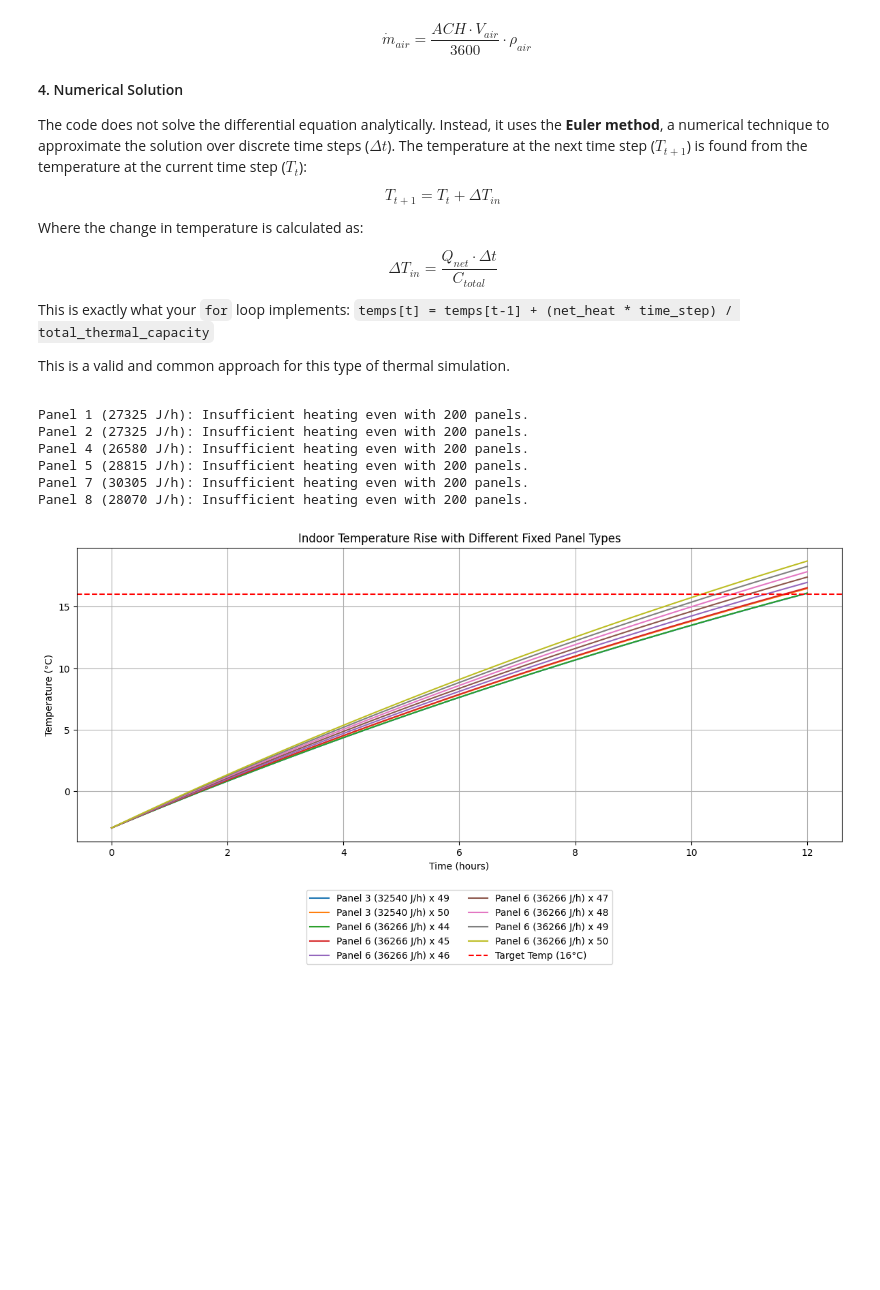
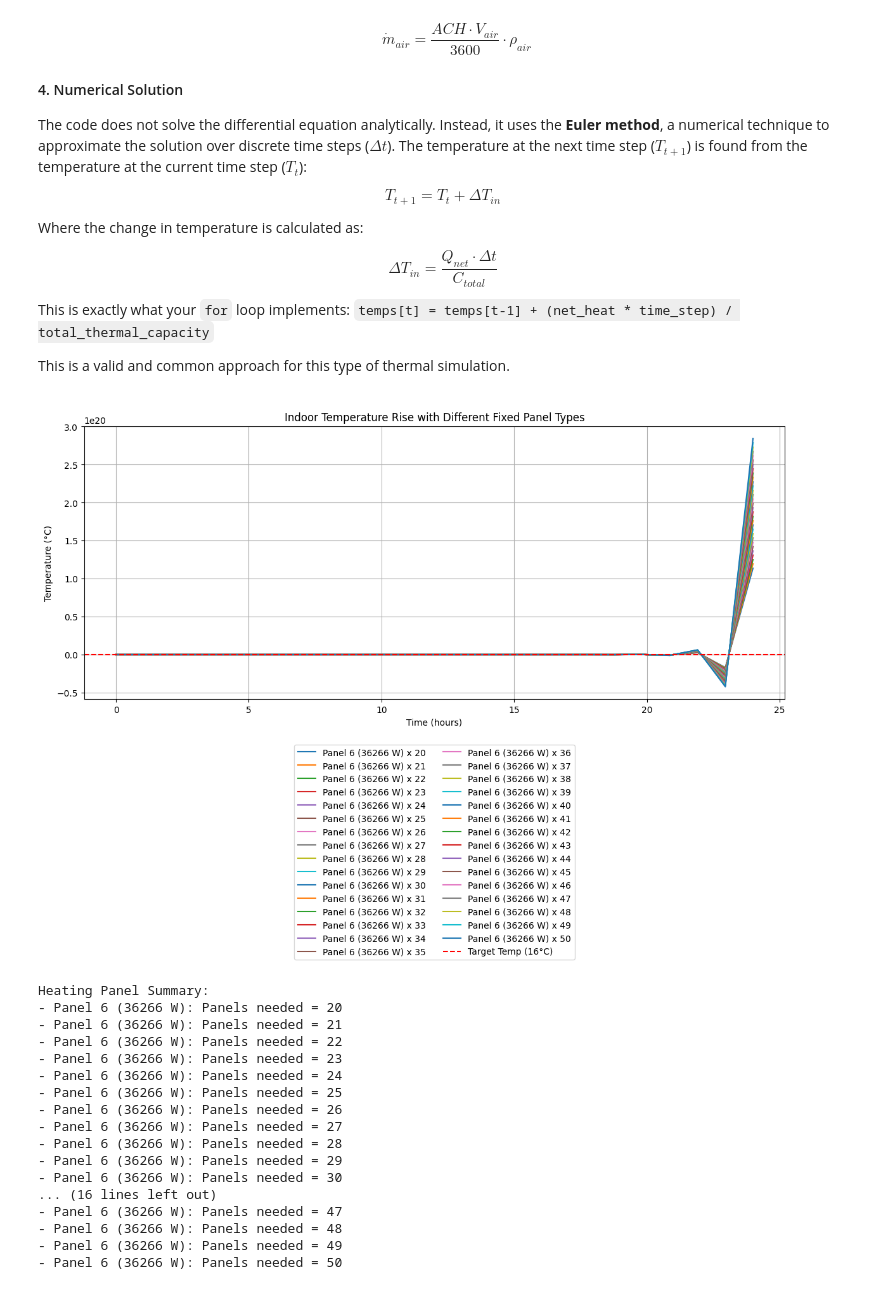
Before and after one commit to JieWangnk/Qsustain, a Jupyter notebook: thermalBalance.ipynb, the cells around one changed output. Cells and saved outputs as stored; diff of their text form; code cells hidden in the pictures; blank space fills up the shorter version.

Commit message:
updated version with new ground thermal capacity estimation

```diff
--- a/thermalBalance.ipynb
+++ b/thermalBalance.ipynb
@@ -151,12 +151,17 @@ window_area = 0.5 * side_wall_area * 2  # 50% of both long sides
 shutter_area = 22.5  # total 22.5 m²
 solid_wall_area = wall_area_total - window_area - shutter_area
 
+ground_insulation = False # True for insulated floor, False for uninsulated floor
+
 # U-values
 U_solid_wall = 1.6      # W/(m²·K) Cavity wall, no insulation
 U_window = 5.0          # W/(m²·K) Single glazed
 U_shutter = 4.5         # W/(m²·K)
 U_roof = 5.0            # W/(m²·K) Perspex/Glass
-U_floor = 1.5           # W/(m²·K)  # (Assumed, update if you have a value)
+if ground_insulation:
+    U_floor = 0.2           # W/(m²·K)  # 0.2 W/(m²·K) for insulated floor
+else:
+    U_floor = 1.5           # W/(m²·K)  # 1.5 W/(m²·K) for uninsulated floor
 
 roof_area = length * width                 # m²
 floor_area = roof_area                     # m²
@@ -166,38 +171,28 @@ inside_temp_target = 16.0    # °C
 initial_inside_temp = -3.0   # °C
 outside_temp = -3.0          # °C
 
-# Heating panels (Energy per hour in J)
-#panel_single_energy = [27325,27325,32540,26580,28815,36266,30305,28070]  # W
-panel_single_energy = [27325, 27325, 32540, 26580, 28815, 36266, 30305, 28070]  # W
-# caulcate the average power in j/h
+panel_single_energy = [36266]  # W
 # panel references: 1,2,3,4,5,6,7,8
 ref_panel_names = [
-    "Panel 1 (27325 J/h)",
-    "Panel 2 (27325 J/h)",
-    "Panel 3 (32540 J/h)",
-    "Panel 4 (26580 J/h)",
-    "Panel 5 (28815 J/h)",
-    "Panel 6 (36266 J/h)",
-    "Panel 7 (30305 J/h)",
-    "Panel 8 (28070 J/h)"
+    "Panel 6 (36266 W)"
 ]
 
-average_panel_energy = np.mean(panel_single_energy)  # J/h
-
 # Ground & air thermal properties
-include_ground = True
-ground_thermal_capacity = 2.85e9 # J/K, A typical value for the specific heat capacity of soil is 1000 J/kg K,
+if ground_insulation:
+    ground_thermal_capacity = 0
+else:
+    ground_thermal_capacity = floor_area * 120e3  # ~4.6×10^8 J/K
 
 air_density = 1.225         # kg/m³
 specific_heat_air = 1005    # J/(kg·K)
 
 # Ventilation
-enable_ventilation = False  # not decided yet !
-air_change_rate_per_hour = 0.5  # ACH
+enable_ventilation = True  # not decided yet !
+air_change_rate_per_hour = 5 # ACH (5-8 or 8-12 ACH found in the literature)
 
 # Simulation time
-time_step = 360 # seconds
-total_simulation_time = 12 * 3600  # 24 hours
+time_step = 3600 # seconds
+total_simulation_time = 24 * 3600  # 24 hours
 time_steps = int(total_simulation_time / time_step)
 time = np.linspace(0, total_simulation_time, time_steps) / 3600  # in hours
 
@@ -205,7 +200,10 @@ time = np.linspace(0, total_simulation_time, time_steps) / 3600  # in hours
 
 volume_air = height * width * length  # m³
 thermal_capacity_air = volume_air * air_density * specific_heat_air  # J/K
-total_thermal_capacity = thermal_capacity_air + (ground_thermal_capacity if include_ground else 0)
+total_thermal_capacity = thermal_capacity_air + ground_thermal_capacity
+if total_thermal_capacity <= 0:
+    raise ValueError("Total thermal capacity is zero or negative.")
+
 
 # FUNCTIONS
 def calculate_heat_loss(delta_T):
@@ -236,16 +234,9 @@ def simulate_heating(panel_power):
     return temps
 
 # MAIN CALCULATION LOOP
-
-min_power_idx = np.argmin(panel_single_energy)
-max_power_idx = np.argmax(panel_single_energy)
-min_power = panel_single_energy[min_power_idx]
-max_power = panel_single_energy[max_power_idx]
-
 panel_results = []
-#for idx, (panel_power, panel_idx) in enumerate(zip([min_power, max_power], [min_power_idx, max_power_idx])):
 for panel_idx, panel_power in enumerate(panel_single_energy):
-    min_panels = 10
+    min_panels = 20
     max_panels = 50
     found = False
     for num_panels in range(min_panels, max_panels + 1):
@@ -267,37 +258,48 @@ for panel_idx, panel_power in enumerate(panel_single_energy):
             'temperature_profile': None
         })
 
 # RESULTS AND PLOTS
 
 plt.figure(figsize=(12, 6))
 for result in panel_results:
     if result['temperature_profile'] is not None:
         plt.plot(time, result['temperature_profile'], label=f"{result['panel_type']} x {result['num_panels']}")
     else:
         print(f"{result['panel_type']}: Insufficient heating even with 200 panels.")
 
 plt.axhline(inside_temp_target, color='red', linestyle='--', label='Target Temp (16°C)')
 plt.xlabel('Time (hours)')
 plt.ylabel('Temperature (°C)')
 plt.title('Indoor Temperature Rise with Different Fixed Panel Types')
 plt.legend(loc='upper center', bbox_to_anchor=(0.5, -0.15), ncol=2, fontsize=10)
 plt.grid(True)
 plt.tight_layout()
 plt.subplots_adjust(bottom=0.22)  # Add extra space at the bottom for the legend
 plt.show()
 
 # ========================
 # TEXTUAL SUMMARY
 # ========================
 
 print("Heating Panel Summary:")
 for result in panel_results:
     print(f"- {result['panel_type']}: Panels needed = {result['num_panels']}")
 # %% [output]
+[figure, new version]
-Panel 1 (27325 J/h): Insufficient heating even with 200 panels.
-Panel 2 (27325 J/h): Insufficient heating even with 200 panels.
-Panel 4 (26580 J/h): Insufficient heating even with 200 panels.
-Panel 5 (28815 J/h): Insufficient heating even with 200 panels.
-Panel 7 (30305 J/h): Insufficient heating even with 200 panels.
-Panel 8 (28070 J/h): Insufficient heating even with 200 panels.
+Heating Panel Summary:
+- Panel 6 (36266 W): Panels needed = 20
+- Panel 6 (36266 W): Panels needed = 21
+- Panel 6 (36266 W): Panels needed = 22
+- Panel 6 (36266 W): Panels needed = 23
+- Panel 6 (36266 W): Panels needed = 24
+- Panel 6 (36266 W): Panels needed = 25
+- Panel 6 (36266 W): Panels needed = 26
+- Panel 6 (36266 W): Panels needed = 27
+- Panel 6 (36266 W): Panels needed = 28
+- Panel 6 (36266 W): Panels needed = 29
+- Panel 6 (36266 W): Panels needed = 30
+... (16 lines left out)
+- Panel 6 (36266 W): Panels needed = 47
+- Panel 6 (36266 W): Panels needed = 48
+- Panel 6 (36266 W): Panels needed = 49
+- Panel 6 (36266 W): Panels needed = 50
-[figure, old version]
```
Also changed, not shown: parts of 2 cells of this notebook, 6 other files.
